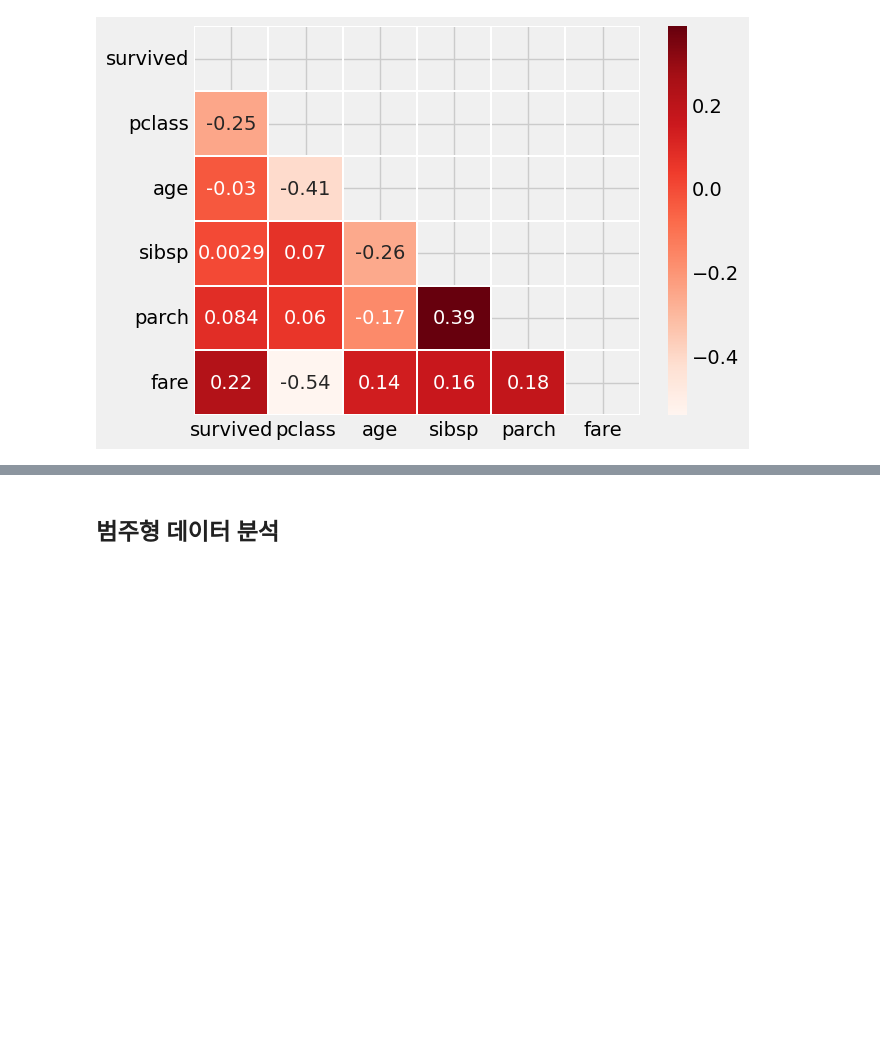
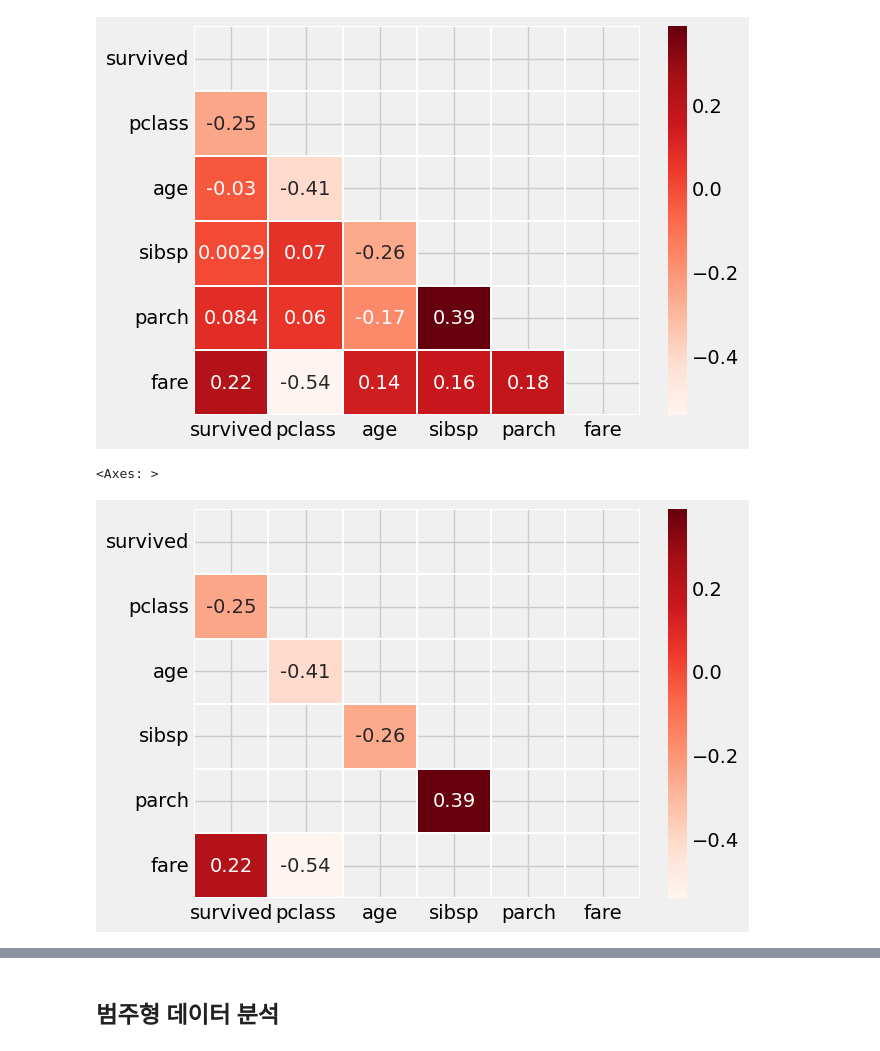
Before and after one commit to jaynamm/playdata-document, a Jupyter notebook: kaggle_titanic_dataset.ipynb, the cells around one changed output, grey strips where cells are left out. Saved outputs shown, nothing was run; the diff lists cells and outputs as text; code cells hidden in the pictures; blank space fills up the shorter version.

```diff
--- a/kaggle_titanic_dataset.ipynb
+++ b/kaggle_titanic_dataset.ipynb
@@ -330,3 +332,12 @@ sns.heatmap(org_train.corr(), annot=True, mask=mask, linewidths=0.2, cmap = "Red
 # %% [output]
 <Axes: >
 [figure]
+# %%
+corr = org_train.corr()
+mask=np.zeros_like(org_train.corr(), dtype=np.bool_)
+mask[np.triu_indices_from(mask)]=True
+
+sns.heatmap(corr[((corr >= 0.2) | (corr <= -0.2)) & (corr != 1)], mask=mask,annot=True, linewidths=0.2, cmap = "Reds")
+# %% [output]
+<Axes: >
+[figure, added]
```
Also changed, not shown: parts of 270 cells of this notebook, 10 other files.
